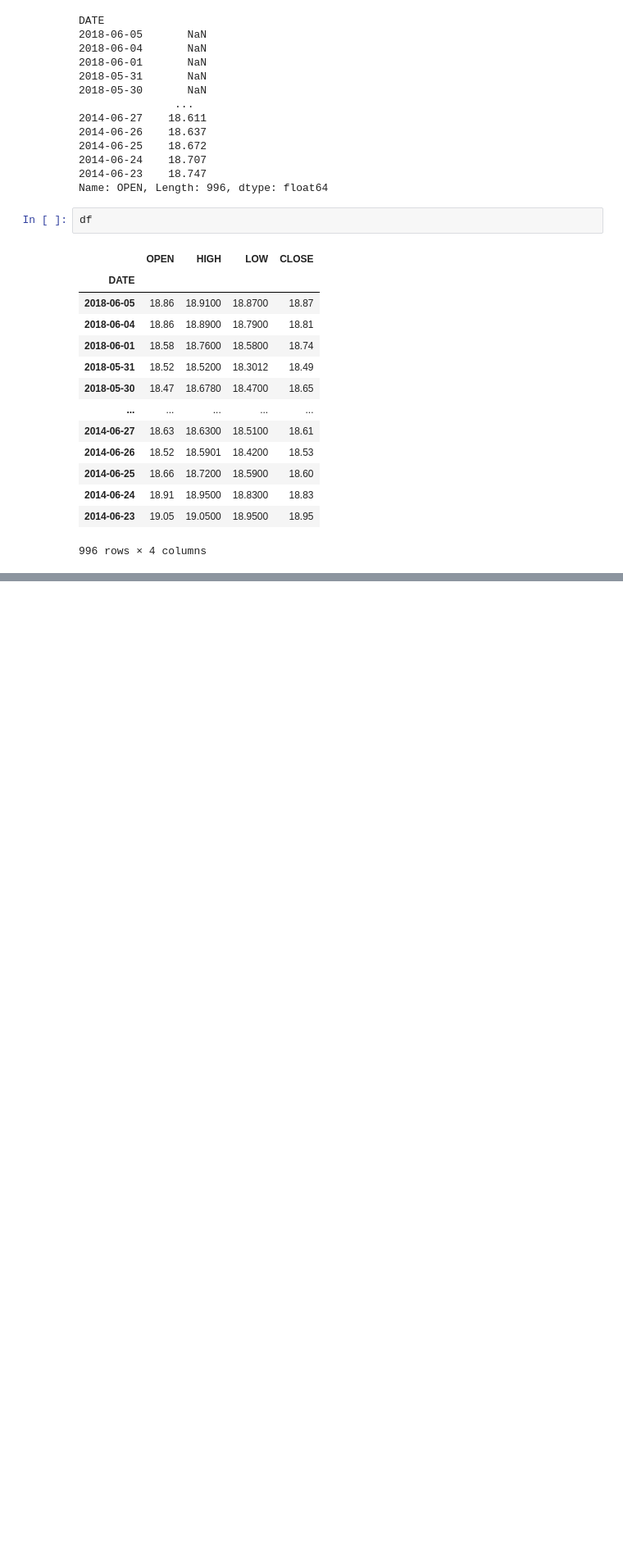
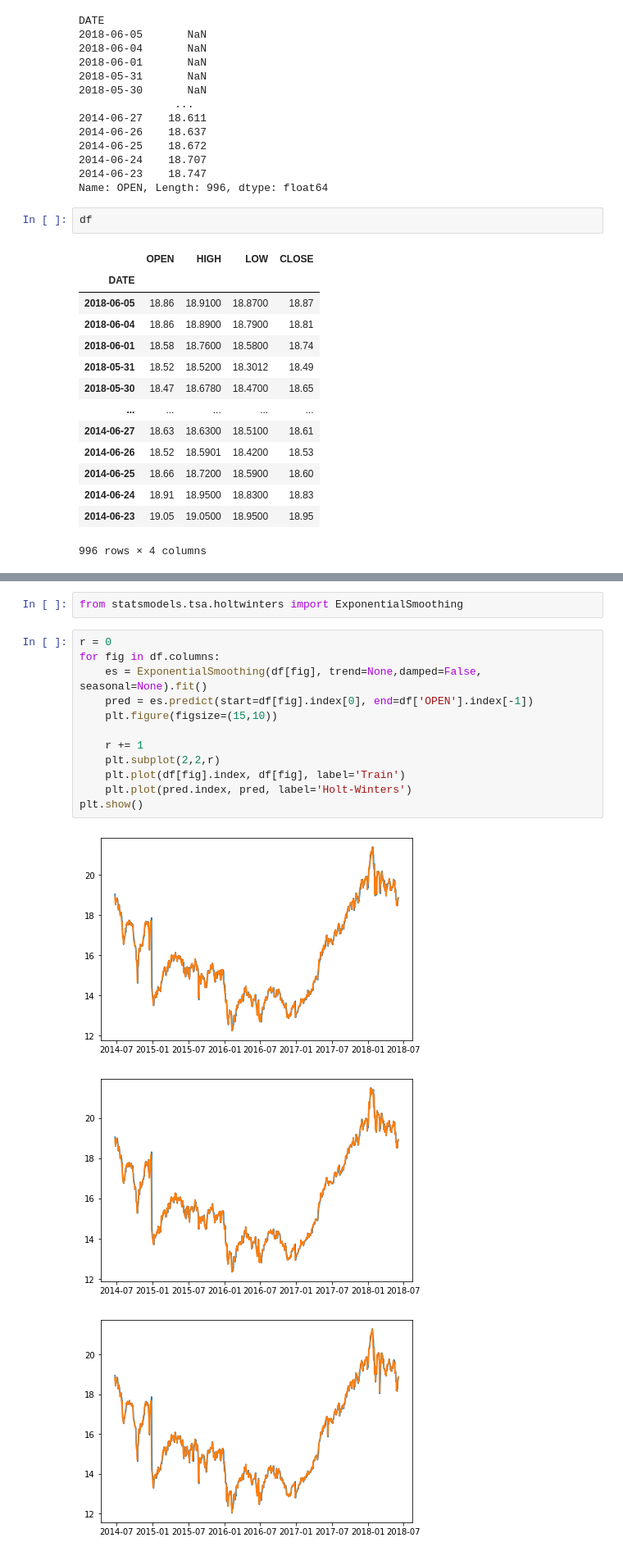
Before and after one commit to vipinkatara/Stock-prediction, a Jupyter notebook: Stock-prediction.ipynb, the cells around one changed output, grey strips where cells are left out. Shown: that part at 82% size. Saved outputs shown, nothing was run; the diff lists cells and outputs as text; blank space fills up the shorter version.

```diff
--- a/Stock-prediction.ipynb
+++ b/Stock-prediction.ipynb
@@ -172,0 +178,18 @@ for fig in df.columns:
+# %%
+from statsmodels.tsa.holtwinters import ExponentialSmoothing
+# %%
+r = 0
+for fig in df.columns:
+    es = ExponentialSmoothing(df[fig], trend=None,damped=False, seasonal=None).fit()
+    pred = es.predict(start=df[fig].index[0], end=df['OPEN'].index[-1])
+    plt.figure(figsize=(15,10))
+
+    r += 1
+    plt.subplot(2,2,r)
+    plt.plot(df[fig].index, df[fig], label='Train')
+    plt.plot(pred.index, pred, label='Holt-Winters')
+plt.show()
+# %% [output]
+[figure, added]
+[figure, added]
+[figure, added]
```
Also changed, not shown: parts of 7 cells of this notebook.
